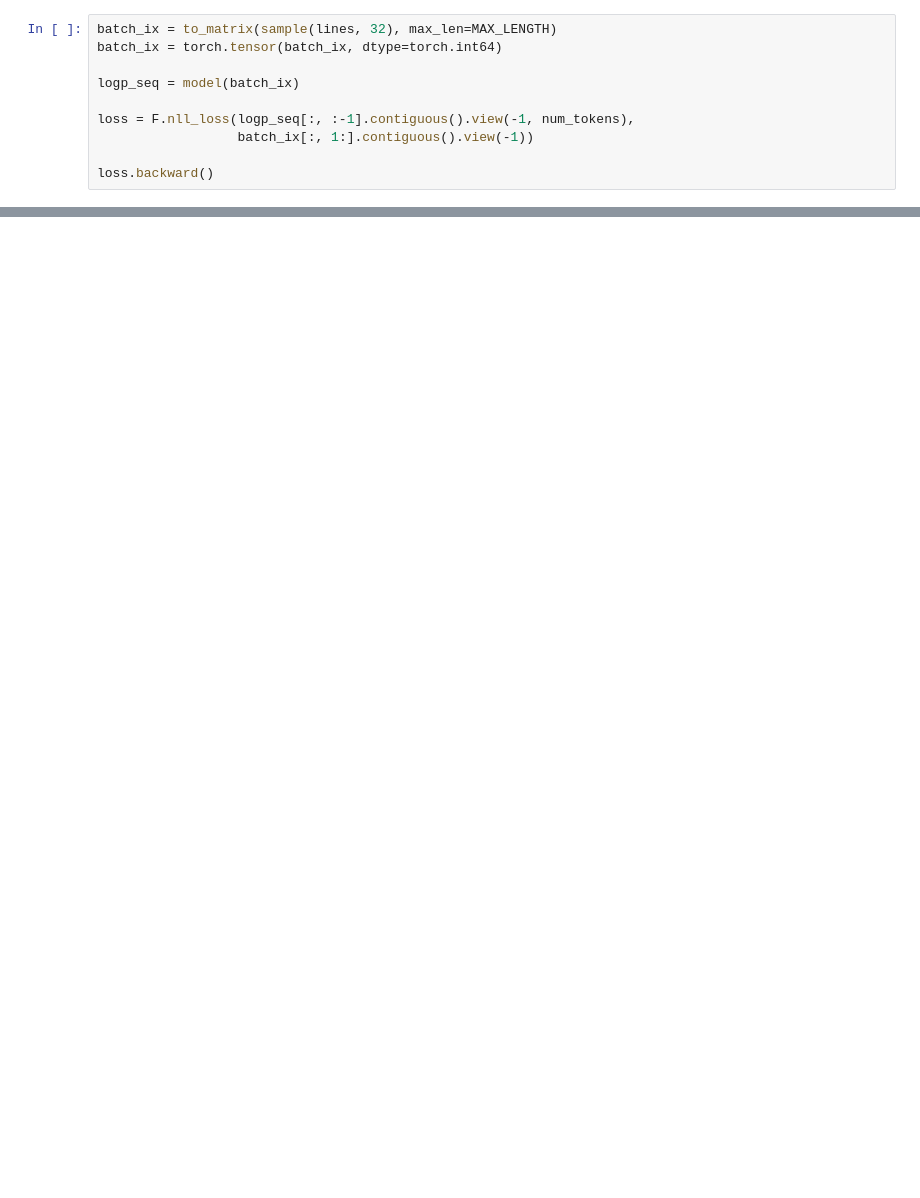
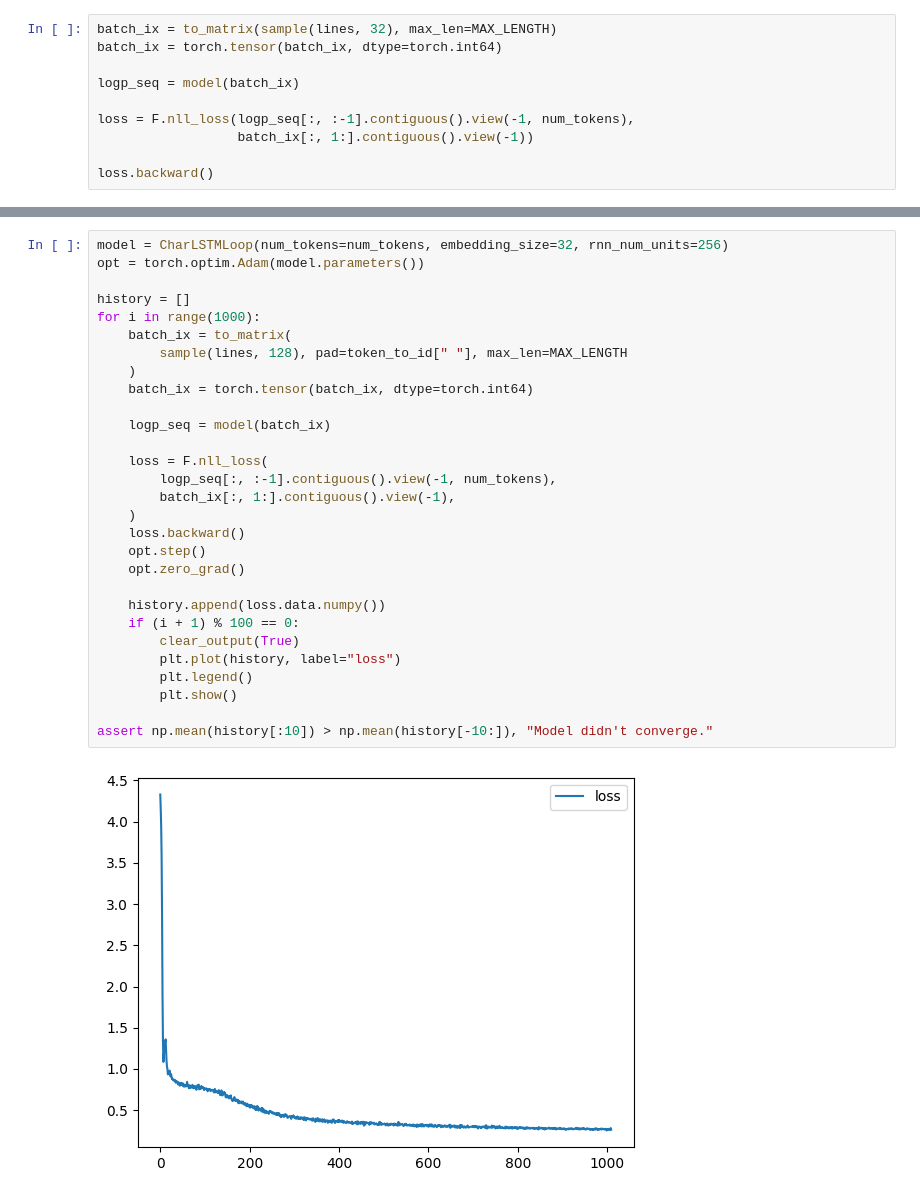
Before and after one commit to Hamada-Gado/Practical_RL, a Jupyter notebook: week07_[recap]_rnn/seminar_pytorch.ipynb, the cells around one changed output, grey strips where cells are left out. Cells and saved outputs as stored; diff of their text form; blank space fills up the shorter version.

```diff
--- a/week07_[recap]_rnn/seminar_pytorch.ipynb
+++ b/week07_[recap]_rnn/seminar_pytorch.ipynb
@@ -535,0 +578,31 @@ for _ in range(10):
+# %%
+model = CharLSTMLoop(num_tokens=num_tokens, embedding_size=32, rnn_num_units=256)
+opt = torch.optim.Adam(model.parameters())
+
+history = []
+for i in range(1000):
+    batch_ix = to_matrix(
+        sample(lines, 128), pad=token_to_id[" "], max_len=MAX_LENGTH
+    )
+    batch_ix = torch.tensor(batch_ix, dtype=torch.int64)
+
+    logp_seq = model(batch_ix)
+
+    loss = F.nll_loss(
+        logp_seq[:, :-1].contiguous().view(-1, num_tokens),
+        batch_ix[:, 1:].contiguous().view(-1),
+    )
+    loss.backward()
+    opt.step()
+    opt.zero_grad()
+
+    history.append(loss.data.numpy())
+    if (i + 1) % 100 == 0:
+        clear_output(True)
+        plt.plot(history, label="loss")
+        plt.legend()
+        plt.show()
+
+assert np.mean(history[:10]) > np.mean(history[-10:]), "Model didn't converge."
+# %% [output]
+[figure, added]
```
Also changed, not shown: parts of 11 cells of this notebook.
